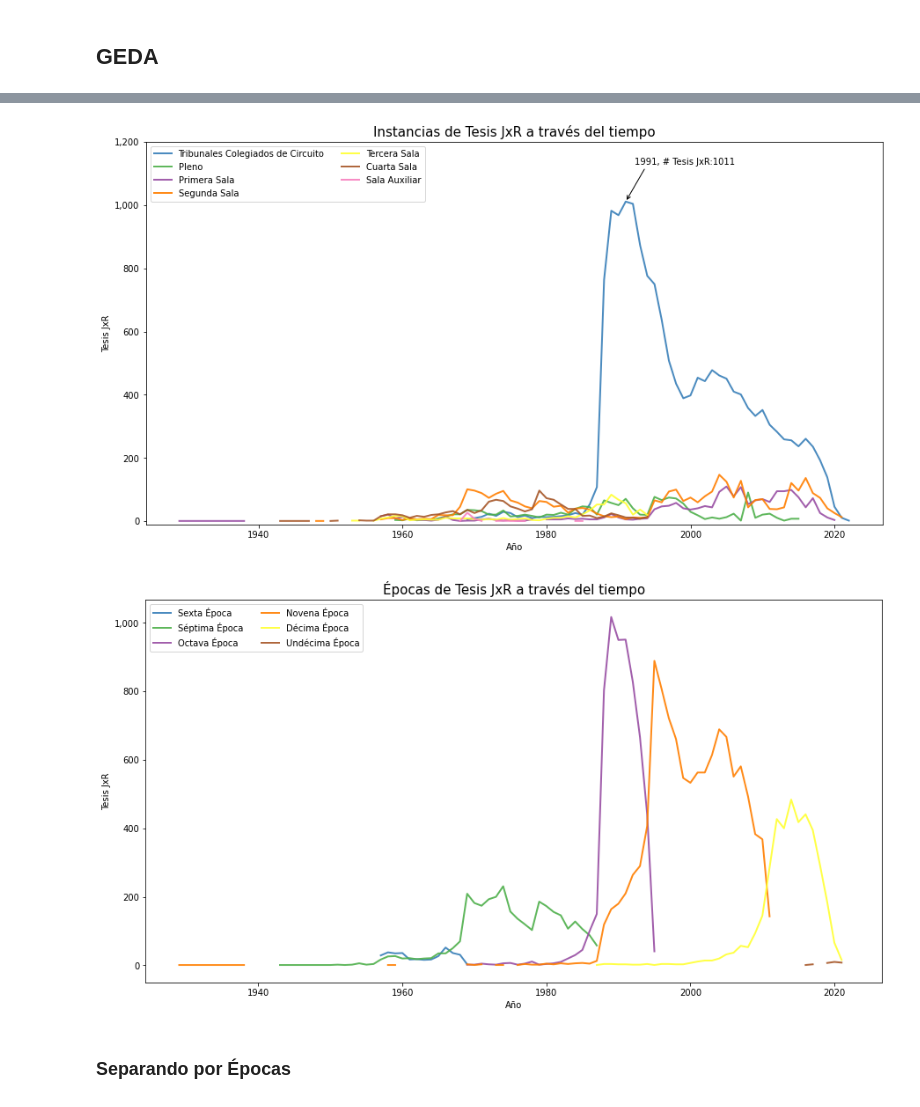
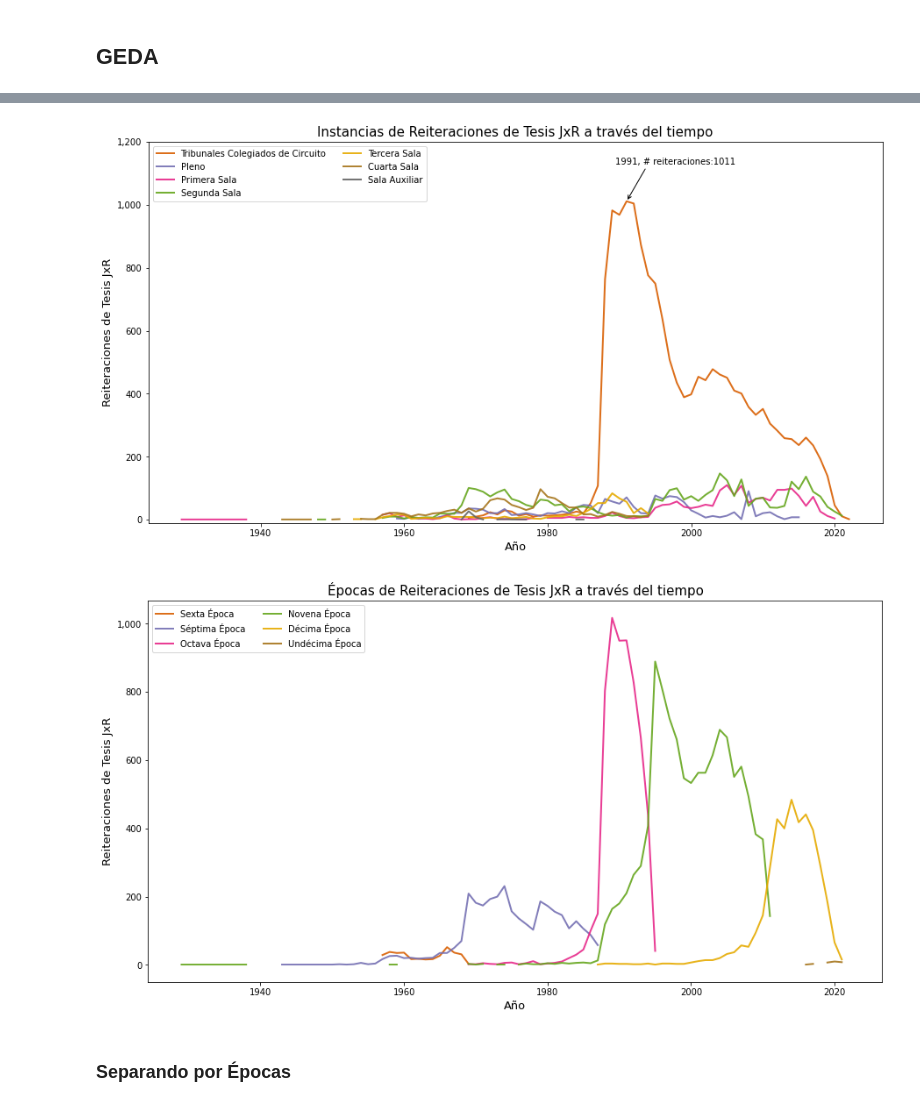
Before and after one commit to lecepe00/estancia_inv_MCD, a Jupyter notebook: notebooks/EDA.ipynb, the cells around one changed output, grey strips where cells are left out. Saved outputs shown, nothing was run; the diff lists cells and outputs as text; code cells hidden in the pictures.

Commit message:
Mejorando visualizacion graficas eda

```diff
--- a/notebooks/EDA.ipynb
+++ b/notebooks/EDA.ipynb
@@ -246,7 +249,7 @@ pivot_instancia = pivot_instancia[['year','Tribunales Colegiados de Circuito','P
 # %%
 fig = plt.figure(figsize = (15,8))
 ax = fig.add_subplot(111)
-palette = plt.get_cmap('Set1')
+palette = plt.get_cmap('Dark2')
 i = 0
 for column in pivot_instancia.drop('year',axis=1):
     i += 1
@@ -260,20 +263,20 @@ for column in pivot_instancia.drop('year',axis=1):
 
 ymax = int(pivot_instancia.iloc[pivot_instancia['Tribunales Colegiados de Circuito'].idxmax()]['Tribunales Colegiados de Circuito'])
 xmax = int(pivot_instancia.iloc[pivot_instancia['Tribunales Colegiados de Circuito'].idxmax()]['year'])
-text = "{:}, # Tesis JxR:{:}".format(xmax, ymax)
+text = "{:}, # reiteraciones:{:}".format(xmax, ymax)
 arrowprops = dict(arrowstyle="->",connectionstyle="angle,angleA=0,angleB=60")
 kw = dict(xycoords='data',textcoords="axes fraction",arrowprops=arrowprops, ha="right", va="top")
 ax.annotate(text, xy=(xmax, ymax), xytext=(0.8,0.96), **kw)
 ax.get_yaxis().set_major_formatter(ticker.FuncFormatter(lambda x, p: format(int(x), ',')))
 
 plt.legend(loc=2, ncol=2)
-plt.title('Instancias de Tesis JxR a través del tiempo', fontsize=15)
-plt.xlabel('Año')
-plt.ylabel('Tesis JxR')
+plt.title('Instancias de Reiteraciones de Tesis JxR a través del tiempo',fontsize=15)
+plt.xlabel('Año',fontsize=13)
+plt.ylabel('Reiteraciones de Tesis JxR',fontsize=13)
 plt.ylim(-10,1200)
 plt.show()
 # %% [output]
-[figure, old version]
+[figure, new version]
 # %%
 pivot_epoca = tesis_juris_aux.copy()
 pivot_epoca = pivot_epoca[['id_tesis','epoca','year']].groupby(['epoca','year'])['id_tesis'].nunique().reset_index()
@@ -284,25 +287,25 @@ pivot_epoca = pivot_epoca[['year','Sexta Época','Séptima Época','Octava Époc
 # %%
 fig = plt.figure(figsize = (15,8))
 ax = fig.add_subplot(111)
-palette = plt.get_cmap('Set1')
+palette = plt.get_cmap('Dark2')
 i = 0
 for column in pivot_epoca.drop('year', axis=1):
     i += 1
     plt.plot(pivot_epoca['year'],
              pivot_epoca[column],
              marker='',
              color=palette(i),
              linewidth=2,
              alpha=0.9,
              label=column)
 ax.get_yaxis().set_major_formatter(ticker.FuncFormatter(lambda x, p: format(int(x), ',')))
 plt.legend(loc=2, ncol=2)
-plt.title('Épocas de Tesis JxR a través del tiempo', fontsize=15)
-plt.xlabel('Año')
-plt.ylabel('Tesis JxR')
+plt.title('Épocas de Reiteraciones de Tesis JxR a través del tiempo',fontsize=15)
+plt.xlabel('Año',fontsize=13)
+plt.ylabel('Reiteraciones de Tesis JxR',fontsize=13)
 plt.show()
 # %% [output]
-[figure, old version]
+[figure, new version]
 # %% [markdown]
 ### Separando por Épocas
 # %%
```
Also changed, not shown: parts of 89 cells of this notebook.
